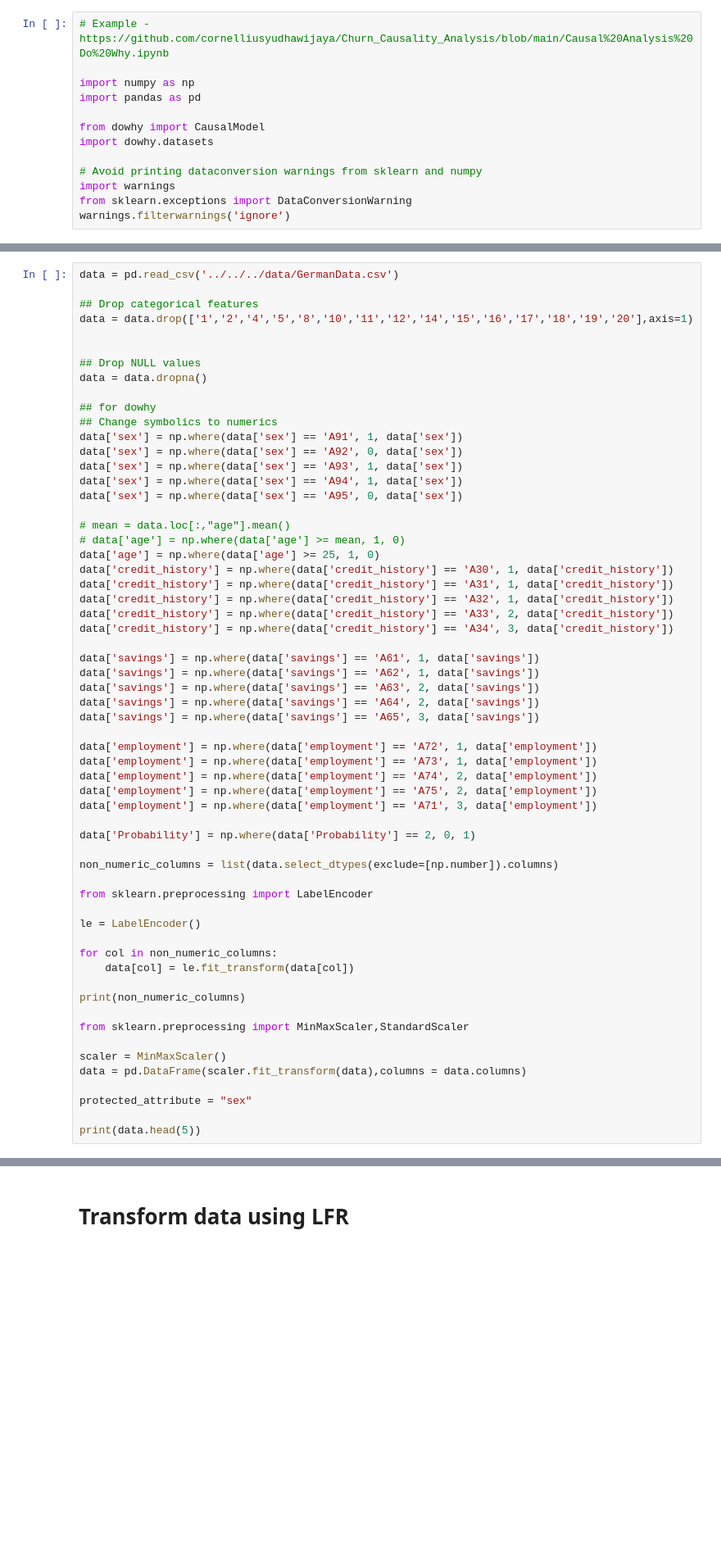
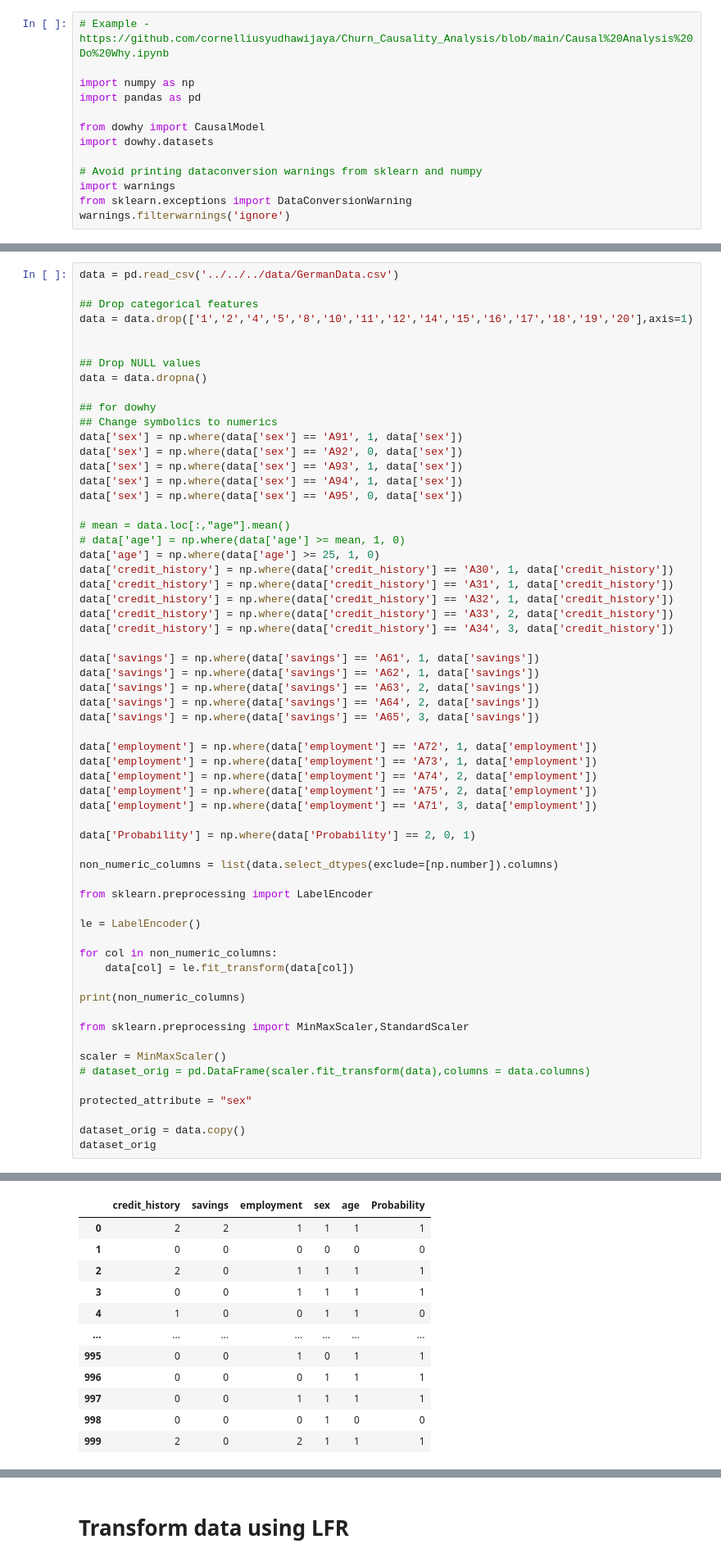
Before and after one commit to anonymous12138/Causality-Testing, a Jupyter notebook: src/dowhy/LFR/German-Sex.ipynb, the cells around one changed output, grey strips where cells are left out. Shown at 82% size. Drawn from its saved outputs; the diff is of its cells as text; blank space fills up the shorter version.

```diff
--- a/src/dowhy/LFR/German-Sex.ipynb
+++ b/src/dowhy/LFR/German-Sex.ipynb
@@ -66,8 +68,10 @@ print(non_numeric_columns)
 from sklearn.preprocessing import MinMaxScaler,StandardScaler
 
 scaler = MinMaxScaler()
-data = pd.DataFrame(scaler.fit_transform(data),columns = data.columns)
+# dataset_orig = pd.DataFrame(scaler.fit_transform(data),columns = data.columns)
 
 protected_attribute = "sex"
 
-print(data.head(5))
+dataset_orig = data.copy()
+dataset_orig
+# %% [output]
@@ -73,0 +79,12 @@ print(data.head(5))
+|  | credit_history | savings | employment | sex | age | Probability |
+| 0 | 2 | 2 | 1 | 1 | 1 | 1 |
+| 1 | 0 | 0 | 0 | 0 | 0 | 0 |
+| 2 | 2 | 0 | 1 | 1 | 1 | 1 |
+| 3 | 0 | 0 | 1 | 1 | 1 | 1 |
+| 4 | 1 | 0 | 0 | 1 | 1 | 0 |
+| ... | ... | ... | ... | ... | ... | ... |
+| 995 | 0 | 0 | 1 | 0 | 1 | 1 |
+| 996 | 0 | 0 | 0 | 1 | 1 | 1 |
+| 997 | 0 | 0 | 1 | 1 | 1 | 1 |
+| 998 | 0 | 0 | 0 | 1 | 0 | 0 |
+| 999 | 2 | 0 | 2 | 1 | 1 | 1 |
```
Also changed, not shown: parts of 13 cells of this notebook, 10 other files.
